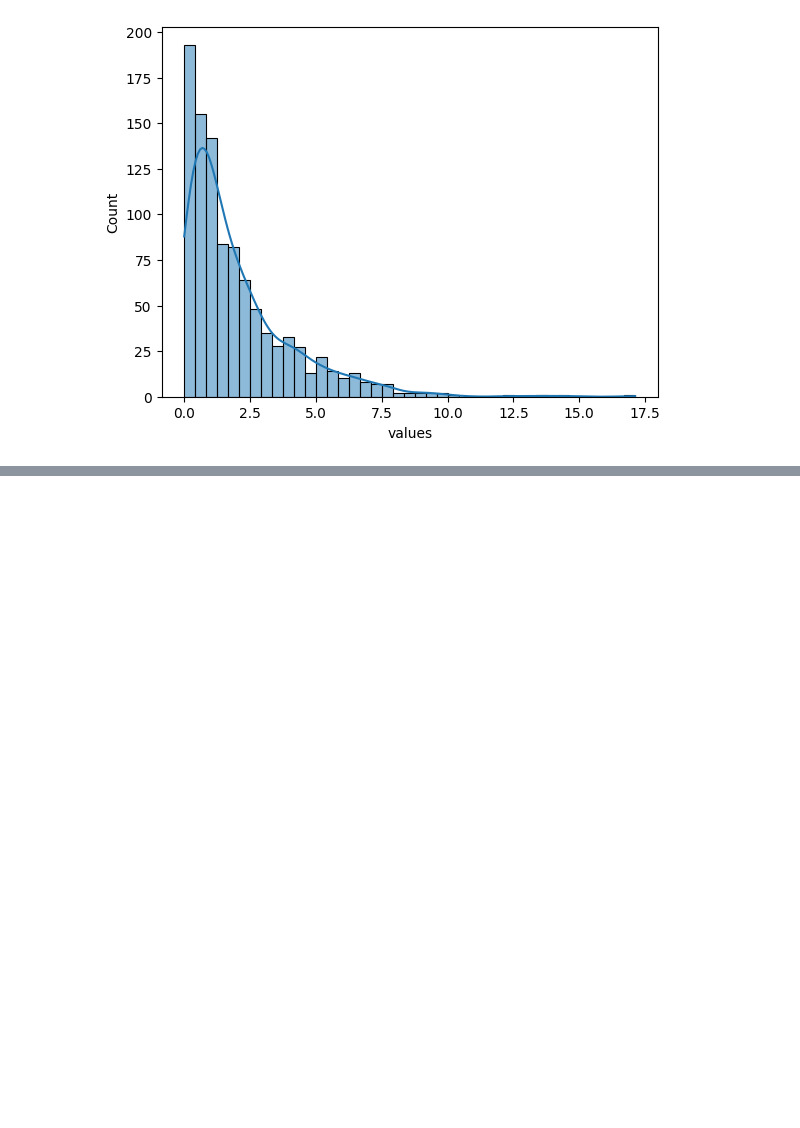
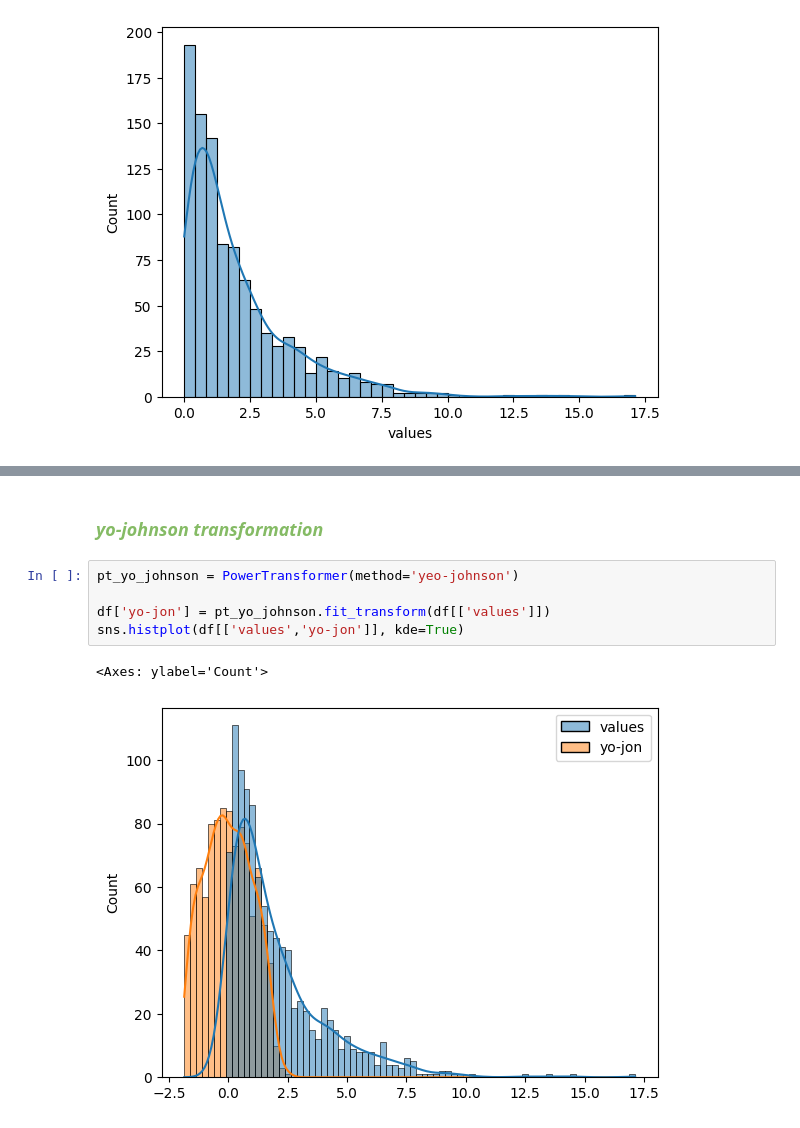
Before and after one commit to sherazAhmed-ipynb/DataScienceRevised, a Jupyter notebook: all_about_ML/01_dataPreprocessing/04_transformation.ipynb, the cells around one changed output, grey strips where cells are left out. Drawn from its saved outputs; the diff is of its cells as text; blank space fills up the shorter version.

```diff
--- a/all_about_ML/01_dataPreprocessing/04_transformation.ipynb
+++ b/all_about_ML/01_dataPreprocessing/04_transformation.ipynb
@@ -33,0 +42,10 @@ sns.histplot(df['values'], kde=True)
+# %% [markdown]
+### ***<span style= "color:#85BB65;">yo-johnson transformation</span>***
+# %%
+pt_yo_johnson = PowerTransformer(method='yeo-johnson')
+
+df['yo-jon'] = pt_yo_johnson.fit_transform(df[['values']])
+sns.histplot(df[['values','yo-jon']], kde=True)
+# %% [output]
+<Axes: ylabel='Count'>
+[figure, added]
```
Also changed, not shown: parts of 2 cells of this notebook.
